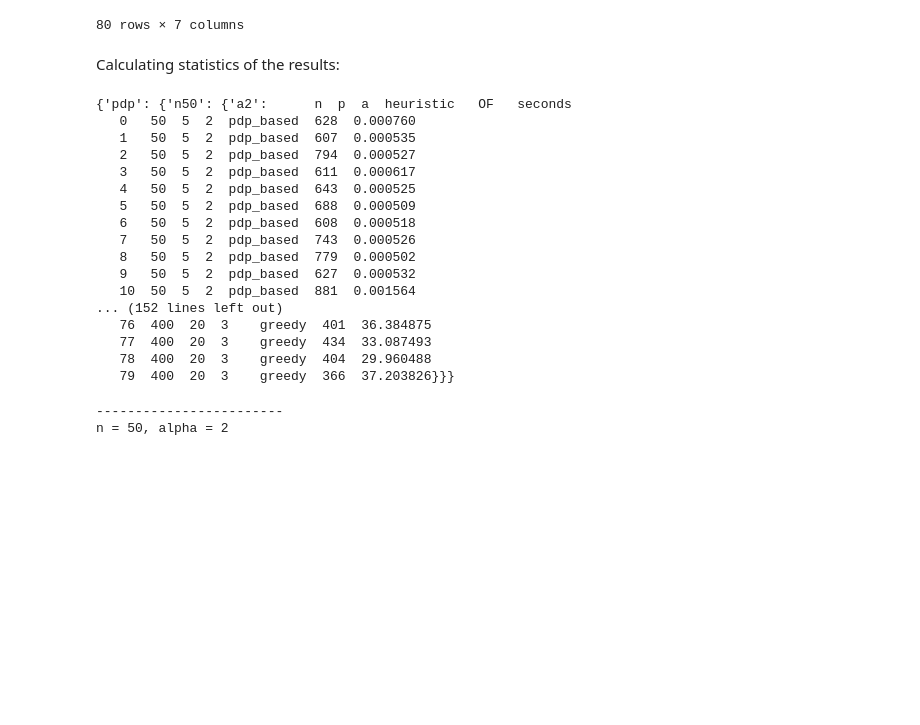
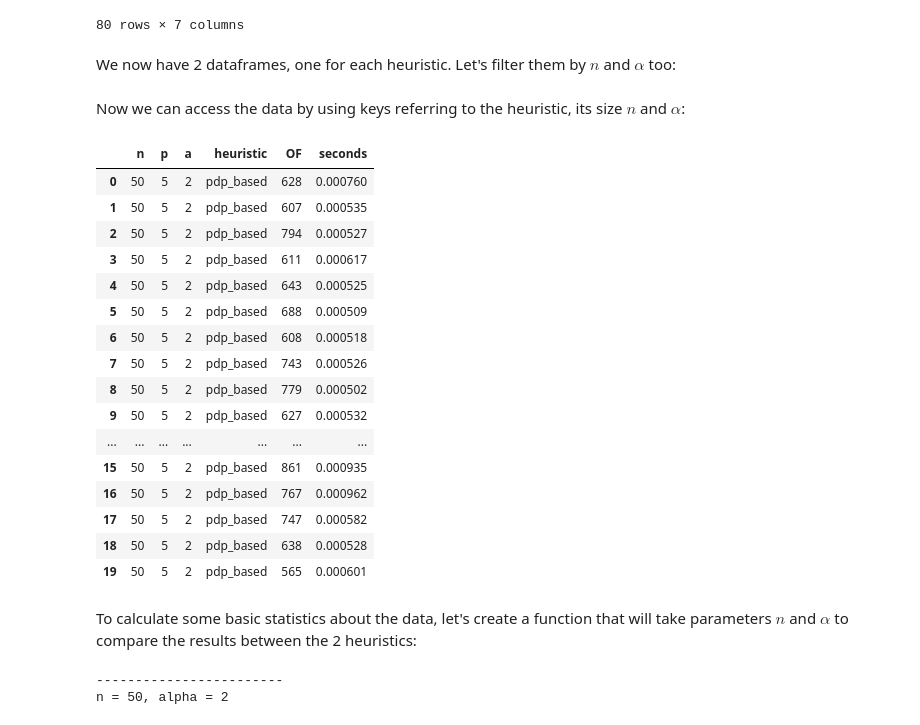
Before and after one commit to netotz/alpha-neighbor-p-center-problem, a Jupyter notebook: anpcp/constructive.ipynb, the cells around one changed output. Saved outputs shown, nothing was run; the diff lists cells and outputs as text; code cells hidden in the pictures; blank space fills up the shorter version.

```diff
--- a/anpcp/constructive.ipynb
+++ b/anpcp/constructive.ipynb
@@ -100,8 +102,8 @@ greedy_df
 | 78 | 400 | 20 | 3 | greedy | {1, 2, 3, 4, 5, 6, 7, 8, 9, 138, ... | 404 | 29.960488 |
 | 79 | 400 | 20 | 3 | greedy | {1, 2, 3, 4, 261, 6, 135, 7, 9, 1... | 366 | 37.203826 |
 80 rows × 7 columns
-# %% [markdown]
-Calculating statistics of the results:
+# %% [markdown]
+We now have 2 dataframes, one for each heuristic. Let's filter them by $n$ and $\alpha$ too:
 # %%
 filtered_data = {
     heuristic: {
@@ -116,25 +118,30 @@ filtered_data = {
     }
     for heuristic, df in (('pdp', pdp_df), ('greedy', greedy_df))
 }
-filtered_data
-# %% [output]
-{'pdp': {'n50': {'a2':      n  p  a  heuristic   OF   seconds
-   0   50  5  2  pdp_based  628  0.000760
-   1   50  5  2  pdp_based  607  0.000535
-   2   50  5  2  pdp_based  794  0.000527
-   3   50  5  2  pdp_based  611  0.000617
-   4   50  5  2  pdp_based  643  0.000525
-   5   50  5  2  pdp_based  688  0.000509
-   6   50  5  2  pdp_based  608  0.000518
-   7   50  5  2  pdp_based  743  0.000526
-   8   50  5  2  pdp_based  779  0.000502
-   9   50  5  2  pdp_based  627  0.000532
-   10  50  5  2  pdp_based  881  0.001564
-... (152 lines left out)
-   76  400  20  3    greedy  401  36.384875
-   77  400  20  3    greedy  434  33.087493
-   78  400  20  3    greedy  404  29.960488
-   79  400  20  3    greedy  366  37.203826}}}
+# %% [markdown]
+Now we can access the data by using keys referring to the heuristic, its size $n$ and $\alpha$:
+# %%
+filtered_data['pdp']['n50']['a2']
+# %% [output]
+|  | n | p | a | heuristic | OF | seconds |
+| 0 | 50 | 5 | 2 | pdp_based | 628 | 0.000760 |
+| 1 | 50 | 5 | 2 | pdp_based | 607 | 0.000535 |
+| 2 | 50 | 5 | 2 | pdp_based | 794 | 0.000527 |
+| 3 | 50 | 5 | 2 | pdp_based | 611 | 0.000617 |
+| 4 | 50 | 5 | 2 | pdp_based | 643 | 0.000525 |
+| 5 | 50 | 5 | 2 | pdp_based | 688 | 0.000509 |
+| 6 | 50 | 5 | 2 | pdp_based | 608 | 0.000518 |
+| 7 | 50 | 5 | 2 | pdp_based | 743 | 0.000526 |
+| 8 | 50 | 5 | 2 | pdp_based | 779 | 0.000502 |
+| 9 | 50 | 5 | 2 | pdp_based | 627 | 0.000532 |
+| ... | ... | ... | ... | ... | ... | ... |
+| 15 | 50 | 5 | 2 | pdp_based | 861 | 0.000935 |
+| 16 | 50 | 5 | 2 | pdp_based | 767 | 0.000962 |
+| 17 | 50 | 5 | 2 | pdp_based | 747 | 0.000582 |
+| 18 | 50 | 5 | 2 | pdp_based | 638 | 0.000528 |
+| 19 | 50 | 5 | 2 | pdp_based | 565 | 0.000601 |
+# %% [markdown]
+To calculate some basic statistics about the data, let's create a function that will take parameters $n$ and $\alpha$ to compare the results between the 2 heuristics:
 # %%
 def calc_stats(n, a):
     ncol = f'n{n}'
```
Also changed, not shown: parts of 4 cells of this notebook, 4 other files.
